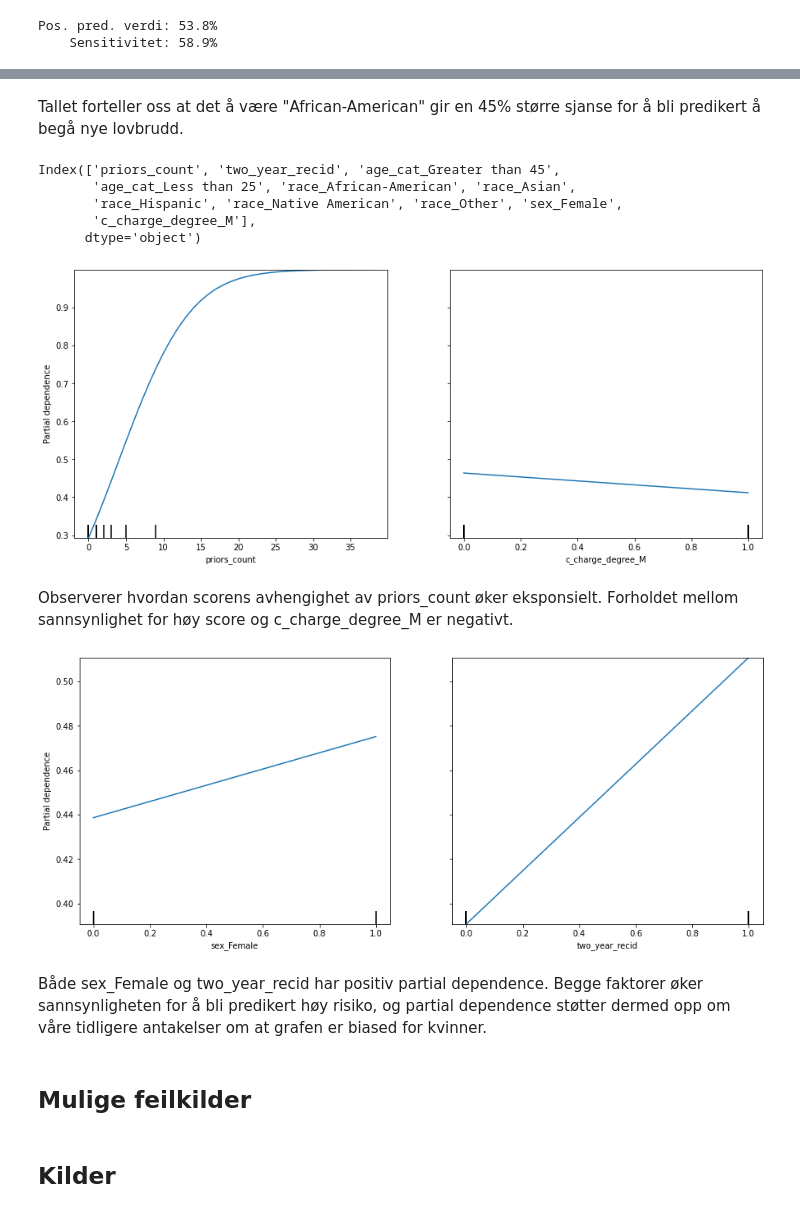
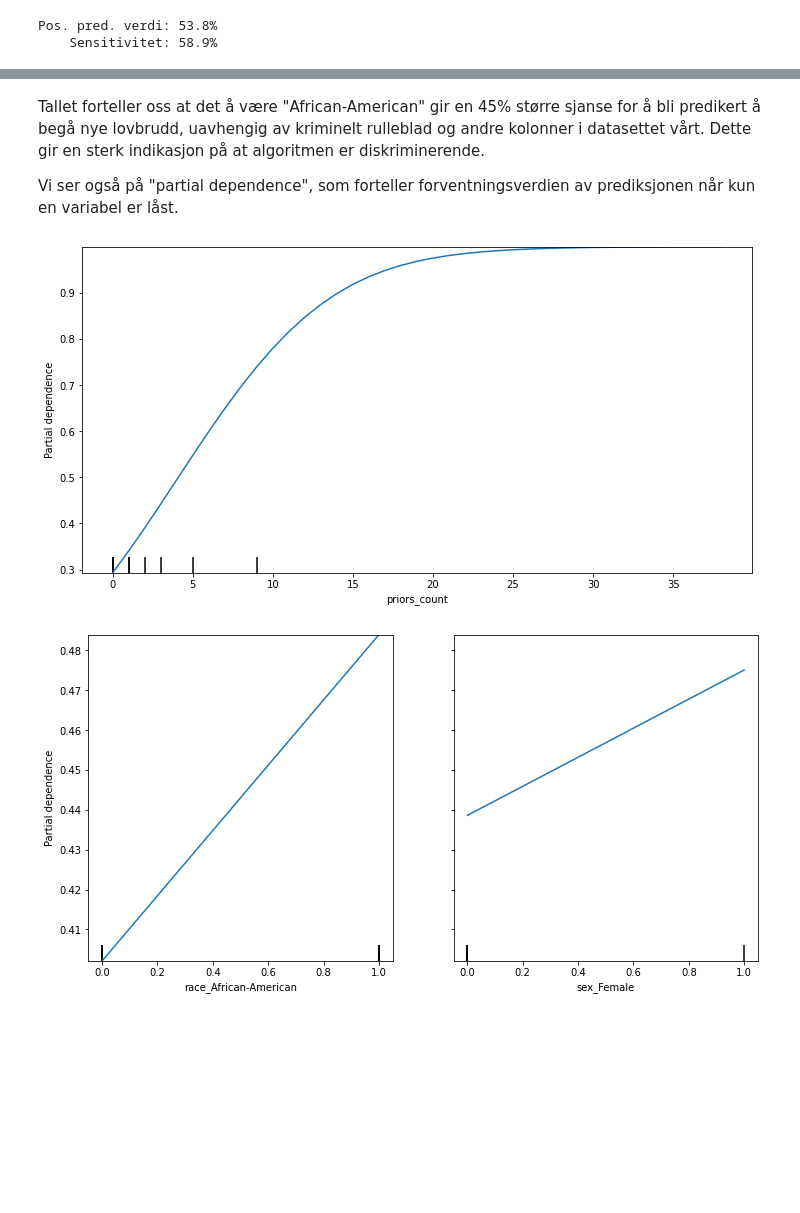
Before and after one commit to irisbore/hon2200-gr2, a Jupyter notebook: report/report.ipynb, the cells around one changed output, grey strips where cells are left out. Saved outputs shown, nothing was run; the diff lists cells and outputs as text; code cells hidden in the pictures; blank space fills up the shorter version.

```diff
--- a/report/report.ipynb
+++ b/report/report.ipynb
@@ -265,34 +276,15 @@ racialBias
 # %% [markdown]
-Tallet forteller oss at det å være "African-American" gir en 45% større sjanse for å bli predikert å begå nye lovbrudd.
+Tallet forteller oss at det å være "African-American" gir en 45% større sjanse for å bli predikert å begå nye lovbrudd, uavhengig av kriminelt rulleblad og andre kolonner i datasettet vårt. Dette gir en sterk indikasjon på at algoritmen er diskriminerende.
+
+Vi ser også på "partial dependence", som forteller forventningsverdien av prediksjonen når kun en variabel er låst.
-# %%
-print(X.columns)
-# %% [output]
-Index(['priors_count', 'two_year_recid', 'age_cat_Greater than 45',
-       'age_cat_Less than 25', 'race_African-American', 'race_Asian',
-       'race_Hispanic', 'race_Native American', 'race_Other', 'sex_Female',
-       'c_charge_degree_M'],
-      dtype='object')
 # %%
 from sklearn.inspection import plot_partial_dependence
 import matplotlib.pyplot as plt
-features = ["priors_count", "c_charge_degree_M"]
-plot_partial_dependence(model, X, features)
-plt.gcf().set_size_inches(15, 6)
-plt.show()
+
+plot_partial_dependence(model, X, ["priors_count"])
+plt.gcf().set_size_inches(12, 6)
+plot_partial_dependence(model, X, ["race_African-American", "sex_Female"])
+plt.gcf().set_size_inches(12, 6)
 # %% [output]
-[figure, old version]
+[figure, new version]
+[figure, added]
-# %% [markdown]
-Observerer hvordan scorens avhengighet av priors_count øker eksponsielt.
-Forholdet mellom sannsynlighet for høy score og c_charge_degree_M er negativt.
-# %%
-features = ["sex_Female", "two_year_recid"]
-plot_partial_dependence(model, X, features)
-plt.gcf().set_size_inches(15, 6)
-# %% [output]
-[figure, removed]
-# %% [markdown]
-Både sex_Female og two_year_recid har positiv partial dependence. Begge faktorer øker sannsynligheten for å bli predikert høy risiko, og partial dependence støtter dermed opp om våre tidligere antakelser om at grafen er biased for kvinner.
-# %% [markdown]
-## Mulige feilkilder
-# %% [markdown]
-## Kilder
```
Also changed, not shown: parts of 33 cells of this notebook.
